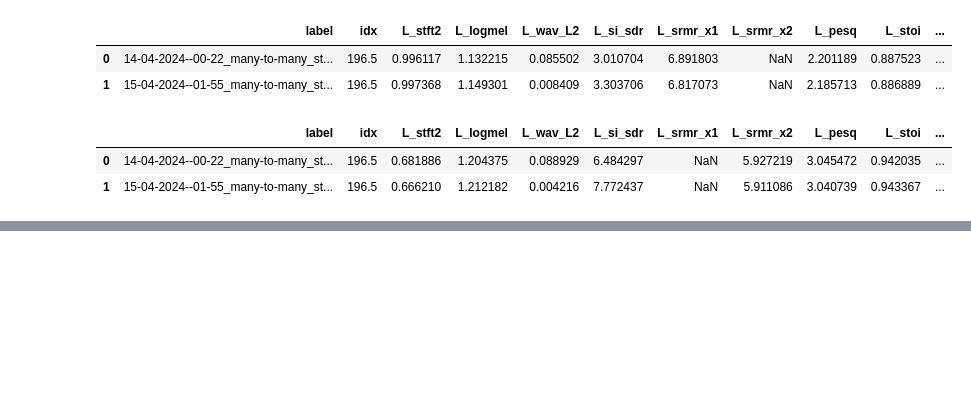
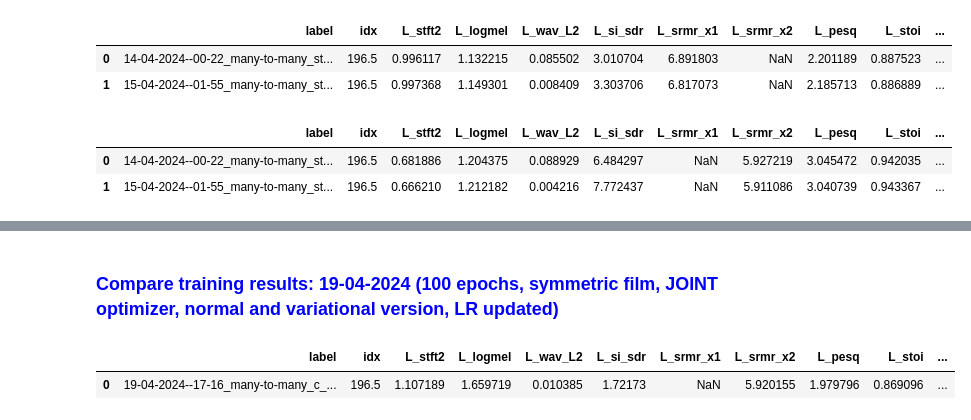
Before and after one commit to joaluba/reverb-match-cond-u-net, a Jupyter notebook: notebooks/exp_log.ipynb, the cells around one changed output, grey strips where cells are left out. Saved outputs shown, nothing was run; the diff lists cells and outputs as text; code cells hidden in the pictures; blank space fills up the shorter version.

```diff
--- a/notebooks/exp_log.ipynb
+++ b/notebooks/exp_log.ipynb
@@ -353,0 +345,9 @@ summarize_eval2(datapath,"runs-exp-14-04-2024","eval_all_batches.csv","predictio
+# %% [markdown]
+### <font color='blue'>Compare training results: 19-04-2024 (100 epochs, symmetric film, JOINT optimizer, normal and variational version, LR updated)
+ </font>
+# %%
+summarize_eval2(datapath,"runs-exp-19-04-2024","eval_all_batches.csv","content:target", b_save=False)
+summarize_eval2(datapath,"runs-exp-19-04-2024","eval_all_batches.csv","prediction:target", b_save=False)
+# %% [output]
+|  | label | idx | L_stft2 | L_logmel | L_wav_L2 | L_si_sdr | L_srmr_x1 | L_srmr_x2 | L_pesq | L_stoi | ... |
+| 0 | 19-04-2024--17-16_many-to-many_c_... | 196.5 | 1.107189 | 1.659719 | 0.010385 | 1.72173 | NaN | 5.920155 | 1.979796 | 0.869096 | ... |
```
Also changed, not shown: parts of 12 cells of this notebook, 15 other files.
